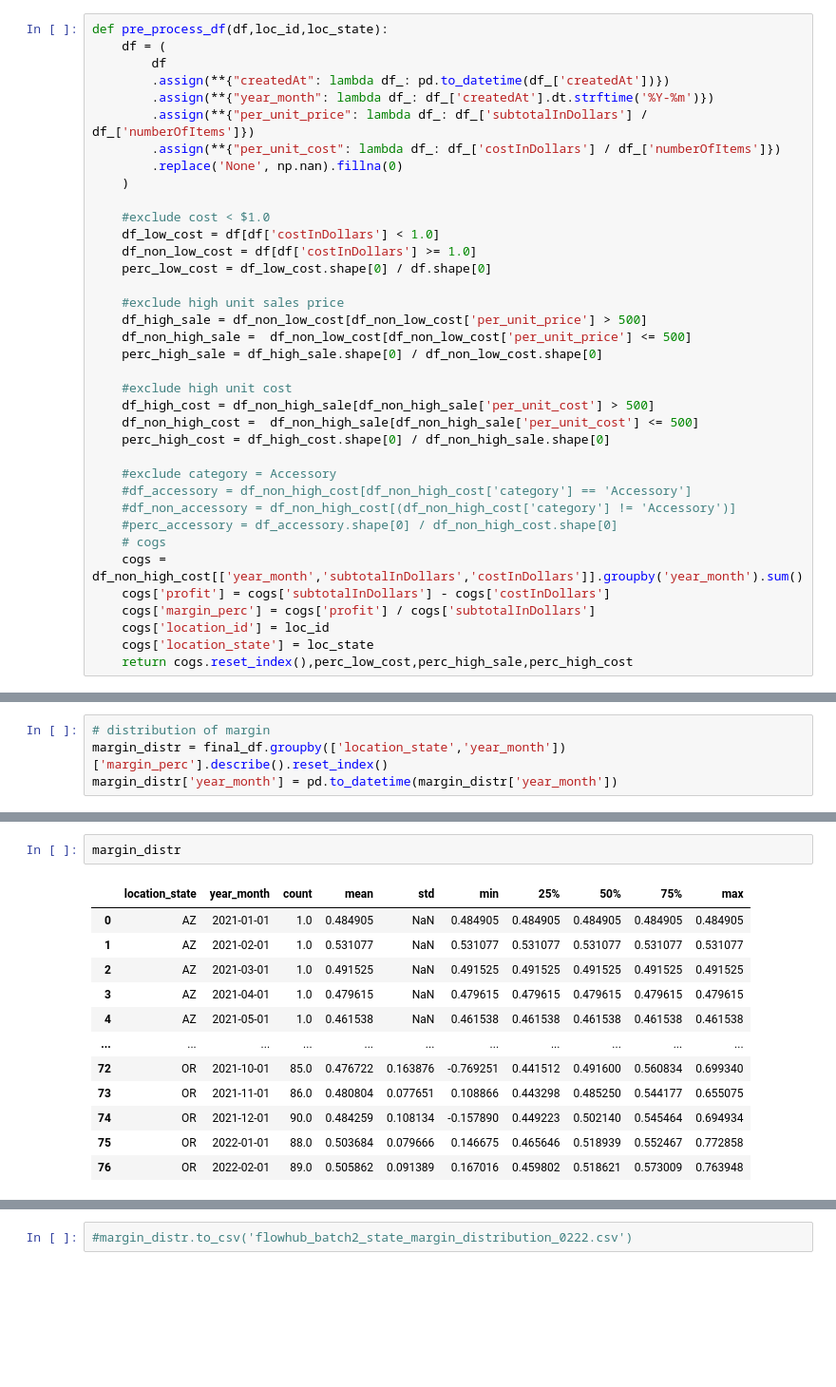
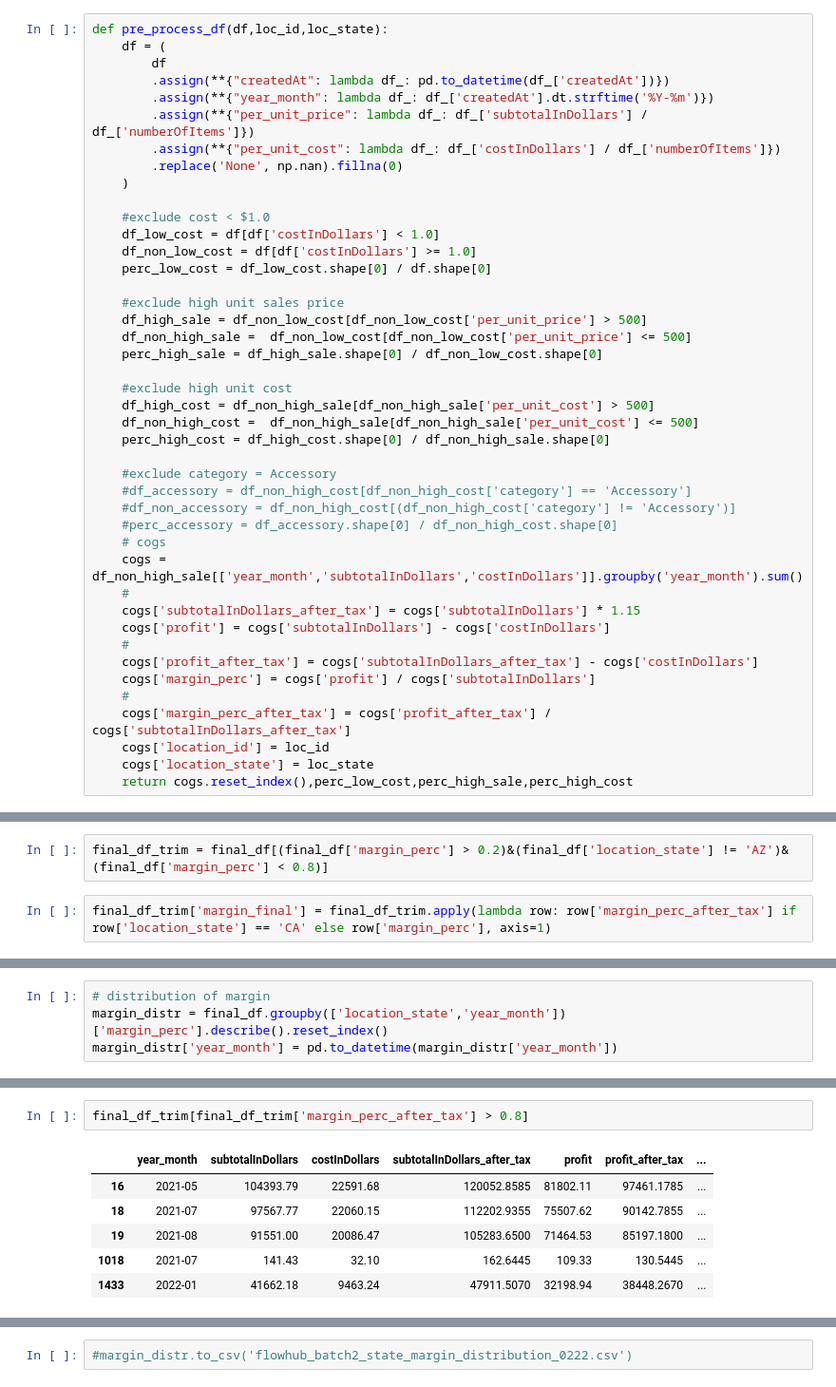
Before and after one commit to warrenshen/platform, a Jupyter notebook: services/api-server/notebooks/analysis/experiment_flowhub_data-0222.ipynb, the cells around one changed output, grey strips where cells are left out. Shown at 95% size. Saved outputs shown, nothing was run; the diff lists cells and outputs as text; blank space fills up the shorter version.

```diff
--- a/services/api-server/notebooks/analysis/experiment_flowhub_data-0222.ipynb
+++ b/services/api-server/notebooks/analysis/experiment_flowhub_data-0222.ipynb
@@ -521,9 +549,15 @@ def pre_process_df(df,loc_id,loc_state):
     #df_non_accessory = df_non_high_cost[(df_non_high_cost['category'] != 'Accessory')]
     #perc_accessory = df_accessory.shape[0] / df_non_high_cost.shape[0]
     # cogs
-    cogs = df_non_high_cost[['year_month','subtotalInDollars','costInDollars']].groupby('year_month').sum()
+    cogs = df_non_high_sale[['year_month','subtotalInDollars','costInDollars']].groupby('year_month').sum()
+    #
+    cogs['subtotalInDollars_after_tax'] = cogs['subtotalInDollars'] * 1.15
     cogs['profit'] = cogs['subtotalInDollars'] - cogs['costInDollars']
+    #
+    cogs['profit_after_tax'] = cogs['subtotalInDollars_after_tax'] - cogs['costInDollars']
     cogs['margin_perc'] = cogs['profit'] / cogs['subtotalInDollars']
+    #
+    cogs['margin_perc_after_tax'] = cogs['profit_after_tax'] / cogs['subtotalInDollars_after_tax']
     cogs['location_id'] = loc_id
     cogs['location_state'] = loc_state
     return cogs.reset_index(),perc_low_cost,perc_high_sale,perc_high_cost
@@ -605,0 +640,4 @@ final_df
+# %%
+final_df_trim = final_df[(final_df['margin_perc'] > 0.2)&(final_df['location_state'] != 'AZ')&(final_df['margin_perc'] < 0.8)]
+# %%
+final_df_trim['margin_final'] = final_df_trim.apply(lambda row: row['margin_perc_after_tax'] if row['location_state'] == 'CA' else row['margin_perc'], axis=1)
@@ -625,15 +693,9 @@ margin_distr['year_month'] = pd.to_datetime(margin_distr['year_month'])
 # %%
-margin_distr
+final_df_trim[final_df_trim['margin_perc_after_tax'] > 0.8]
 # %% [output]
-|  | location_state | year_month | count | mean | std | min | 25% | 50% | 75% | max |
-| 0 | AZ | 2021-01-01 | 1.0 | 0.484905 | NaN | 0.484905 | 0.484905 | 0.484905 | 0.484905 | 0.484905 |
-| 1 | AZ | 2021-02-01 | 1.0 | 0.531077 | NaN | 0.531077 | 0.531077 | 0.531077 | 0.531077 | 0.531077 |
-| 2 | AZ | 2021-03-01 | 1.0 | 0.491525 | NaN | 0.491525 | 0.491525 | 0.491525 | 0.491525 | 0.491525 |
-| 3 | AZ | 2021-04-01 | 1.0 | 0.479615 | NaN | 0.479615 | 0.479615 | 0.479615 | 0.479615 | 0.479615 |
-| 4 | AZ | 2021-05-01 | 1.0 | 0.461538 | NaN | 0.461538 | 0.461538 | 0.461538 | 0.461538 | 0.461538 |
-| ... | ... | ... | ... | ... | ... | ... | ... | ... | ... | ... |
-| 72 | OR | 2021-10-01 | 85.0 | 0.476722 | 0.163876 | -0.769251 | 0.441512 | 0.491600 | 0.560834 | 0.699340 |
-| 73 | OR | 2021-11-01 | 86.0 | 0.480804 | 0.077651 | 0.108866 | 0.443298 | 0.485250 | 0.544177 | 0.655075 |
-| 74 | OR | 2021-12-01 | 90.0 | 0.484259 | 0.108134 | -0.157890 | 0.449223 | 0.502140 | 0.545464 | 0.694934 |
-| 75 | OR | 2022-01-01 | 88.0 | 0.503684 | 0.079666 | 0.146675 | 0.465646 | 0.518939 | 0.552467 | 0.772858 |
-| 76 | OR | 2022-02-01 | 89.0 | 0.505862 | 0.091389 | 0.167016 | 0.459802 | 0.518621 | 0.573009 | 0.763948 |
+|  | year_month | subtotalInDollars | costInDollars | subtotalInDollars_after_tax | profit | profit_after_tax | ... |
+| 16 | 2021-05 | 104393.79 | 22591.68 | 120052.8585 | 81802.11 | 97461.1785 | ... |
+| 18 | 2021-07 | 97567.77 | 22060.15 | 112202.9355 | 75507.62 | 90142.7855 | ... |
+| 19 | 2021-08 | 91551.00 | 20086.47 | 105283.6500 | 71464.53 | 85197.1800 | ... |
+| 1018 | 2021-07 | 141.43 | 32.10 | 162.6445 | 109.33 | 130.5445 | ... |
+| 1433 | 2022-01 | 41662.18 | 9463.24 | 47911.5070 | 32198.94 | 38448.2670 | ... |
```
Also changed, not shown: parts of 69 cells of this notebook.
